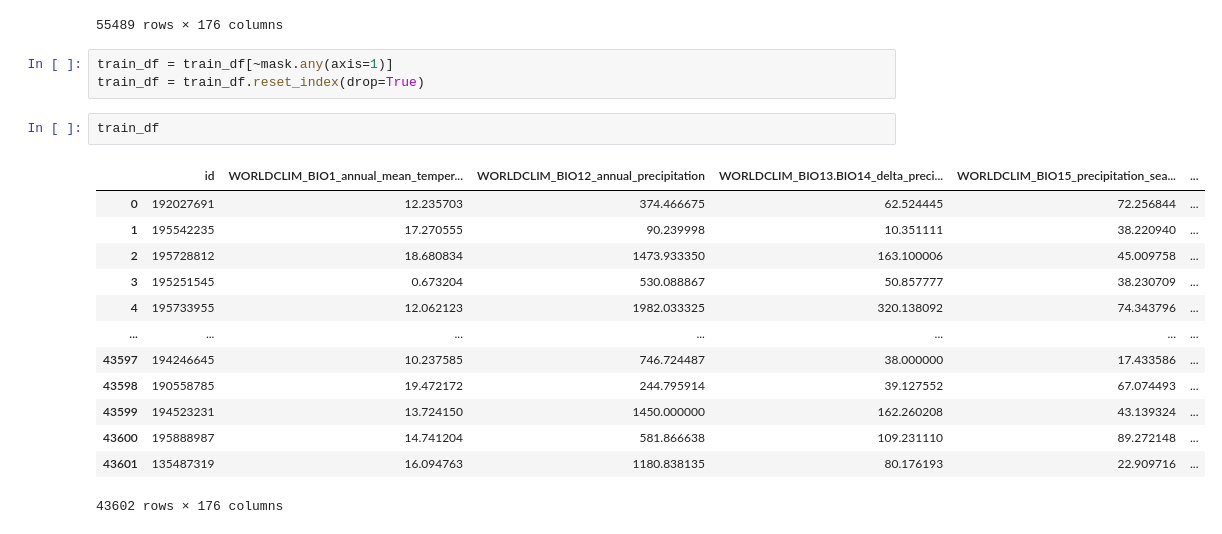
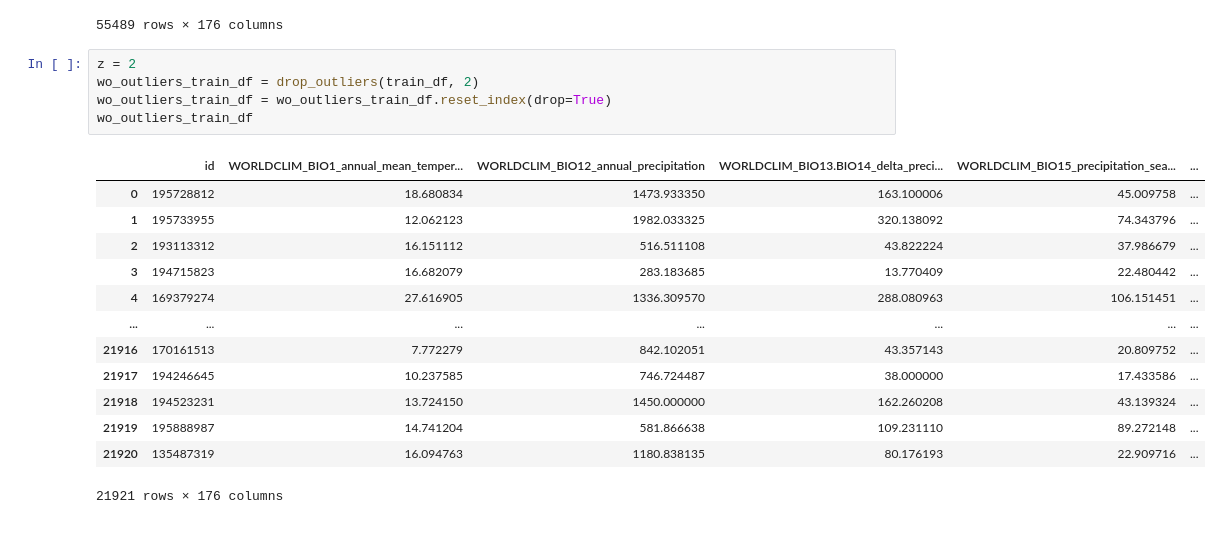
Before and after one commit to asmerlinsky/plant-traits, a Jupyter notebook: notebooks/preprocess.ipynb, the cells around one changed output. Saved outputs shown, nothing was run; the diff lists cells and outputs as text.

```diff
--- a/notebooks/preprocess.ipynb
+++ b/notebooks/preprocess.ipynb
@@ -106,21 +93,21 @@ train_df
 | 55488 | 146608105 | 24.559971 | 1748.857178 | 272.821442 | 51.363777 | ... |
 55489 rows × 176 columns
 # %%
-train_df = train_df[~mask.any(axis=1)]
-train_df = train_df.reset_index(drop=True)
+z = 2
+wo_outliers_train_df = drop_outliers(train_df, 2)
+wo_outliers_train_df = wo_outliers_train_df.reset_index(drop=True)
+wo_outliers_train_df
+# %% [output]
+|  | id | WORLDCLIM_BIO1_annual_mean_temper... | WORLDCLIM_BIO12_annual_precipitation | WORLDCLIM_BIO13.BIO14_delta_preci... | WORLDCLIM_BIO15_precipitation_sea... | ... |
+| 0 | 195728812 | 18.680834 | 1473.933350 | 163.100006 | 45.009758 | ... |
+| 1 | 195733955 | 12.062123 | 1982.033325 | 320.138092 | 74.343796 | ... |
+| 2 | 193113312 | 16.151112 | 516.511108 | 43.822224 | 37.986679 | ... |
+| 3 | 194715823 | 16.682079 | 283.183685 | 13.770409 | 22.480442 | ... |
+| 4 | 169379274 | 27.616905 | 1336.309570 | 288.080963 | 106.151451 | ... |
+| ... | ... | ... | ... | ... | ... | ... |
+| 21916 | 170161513 | 7.772279 | 842.102051 | 43.357143 | 20.809752 | ... |
+| 21917 | 194246645 | 10.237585 | 746.724487 | 38.000000 | 17.433586 | ... |
+| 21918 | 194523231 | 13.724150 | 1450.000000 | 162.260208 | 43.139324 | ... |
+| 21919 | 195888987 | 14.741204 | 581.866638 | 109.231110 | 89.272148 | ... |
+| 21920 | 135487319 | 16.094763 | 1180.838135 | 80.176193 | 22.909716 | ... |
+21921 rows × 176 columns
-# %%
-train_df
-# %% [output]
-|  | id | WORLDCLIM_BIO1_annual_mean_temper... | WORLDCLIM_BIO12_annual_precipitation | WORLDCLIM_BIO13.BIO14_delta_preci... | WORLDCLIM_BIO15_precipitation_sea... | ... |
-| 0 | 192027691 | 12.235703 | 374.466675 | 62.524445 | 72.256844 | ... |
-| 1 | 195542235 | 17.270555 | 90.239998 | 10.351111 | 38.220940 | ... |
-| 2 | 195728812 | 18.680834 | 1473.933350 | 163.100006 | 45.009758 | ... |
-| 3 | 195251545 | 0.673204 | 530.088867 | 50.857777 | 38.230709 | ... |
-| 4 | 195733955 | 12.062123 | 1982.033325 | 320.138092 | 74.343796 | ... |
-| ... | ... | ... | ... | ... | ... | ... |
-| 43597 | 194246645 | 10.237585 | 746.724487 | 38.000000 | 17.433586 | ... |
-| 43598 | 190558785 | 19.472172 | 244.795914 | 39.127552 | 67.074493 | ... |
-| 43599 | 194523231 | 13.724150 | 1450.000000 | 162.260208 | 43.139324 | ... |
-| 43600 | 195888987 | 14.741204 | 581.866638 | 109.231110 | 89.272148 | ... |
-| 43601 | 135487319 | 16.094763 | 1180.838135 | 80.176193 | 22.909716 | ... |
-43602 rows × 176 columns
```
Also changed, not shown: parts of 25 cells of this notebook, 14 other files.
